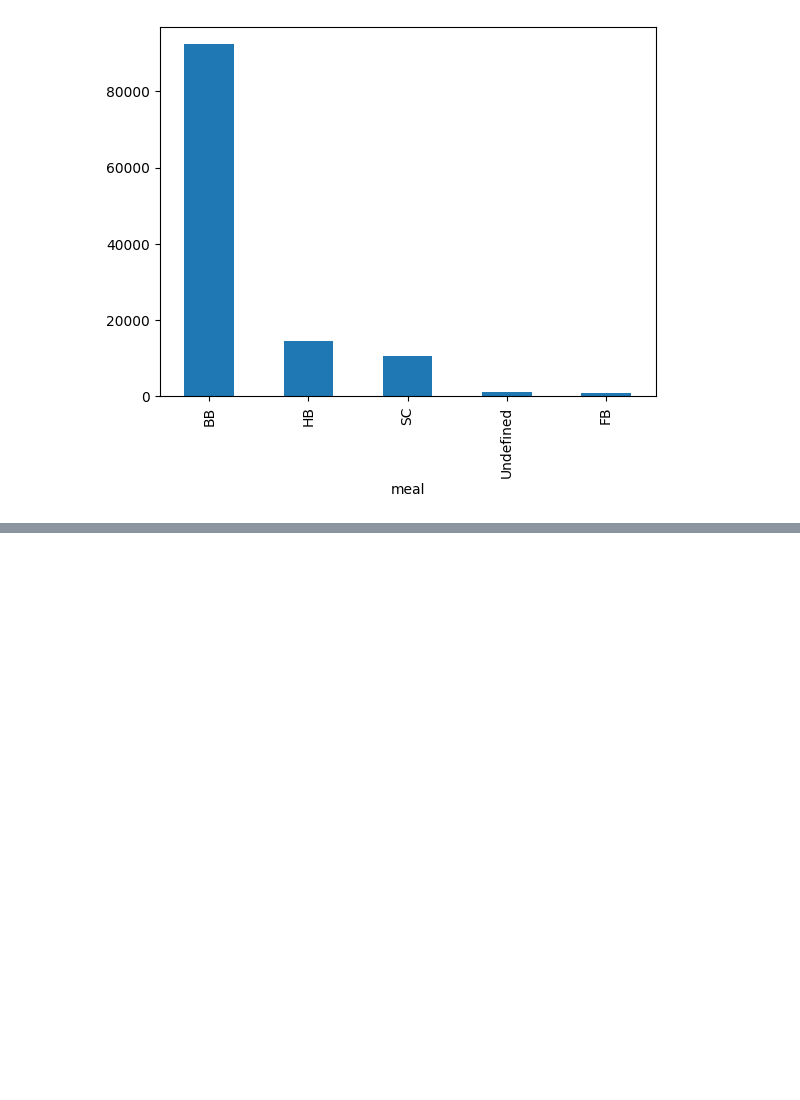
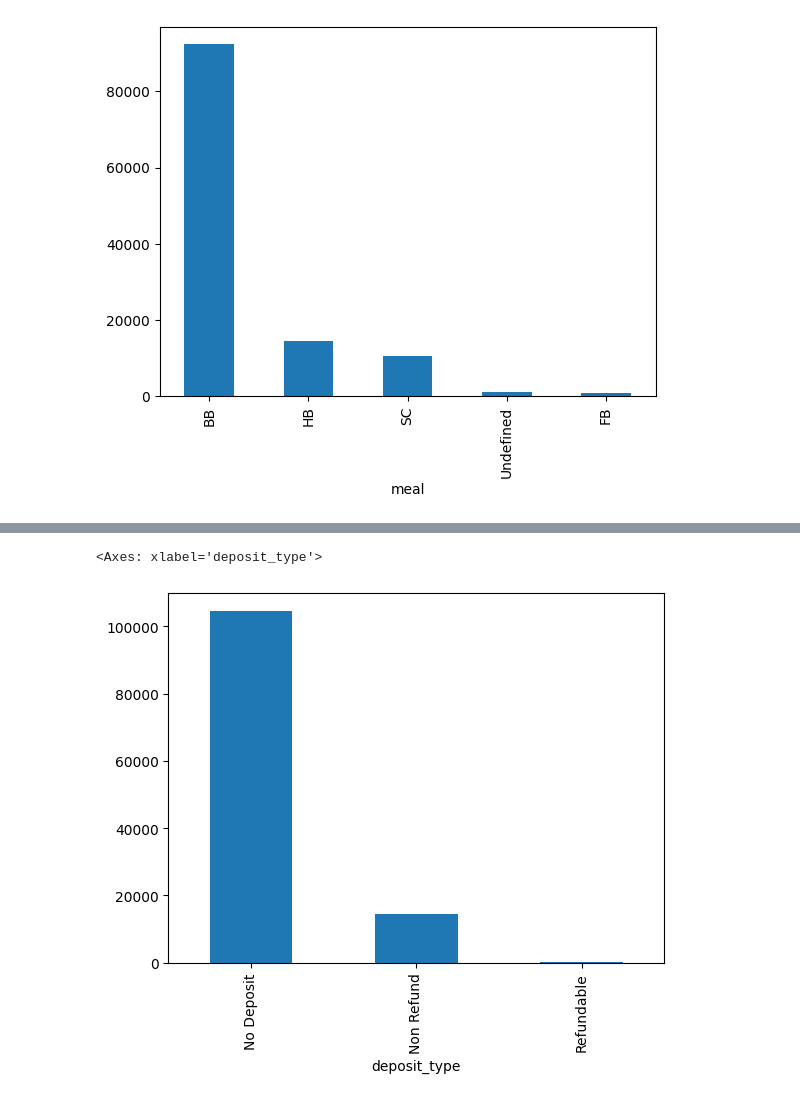
Before and after one commit to DanielMart-tech/Data-Science-Project1, a Jupyter notebook: hotel-bookings.ipynb, the cells around one changed output, grey strips where cells are left out. Cells and saved outputs as stored; diff of their text form; code cells hidden in the pictures; blank space fills up the shorter version.

```diff
--- a/hotel-bookings.ipynb
+++ b/hotel-bookings.ipynb
@@ -139,0 +150,5 @@ df_booking_hotels.meal.value_counts().plot(kind='bar')
+# %%
+df_booking_hotels.deposit_type.value_counts().plot(kind='bar')
+# %% [output]
+<Axes: xlabel='deposit_type'>
+[figure, added]
```
Also changed, not shown: parts of 4 cells of this notebook.
